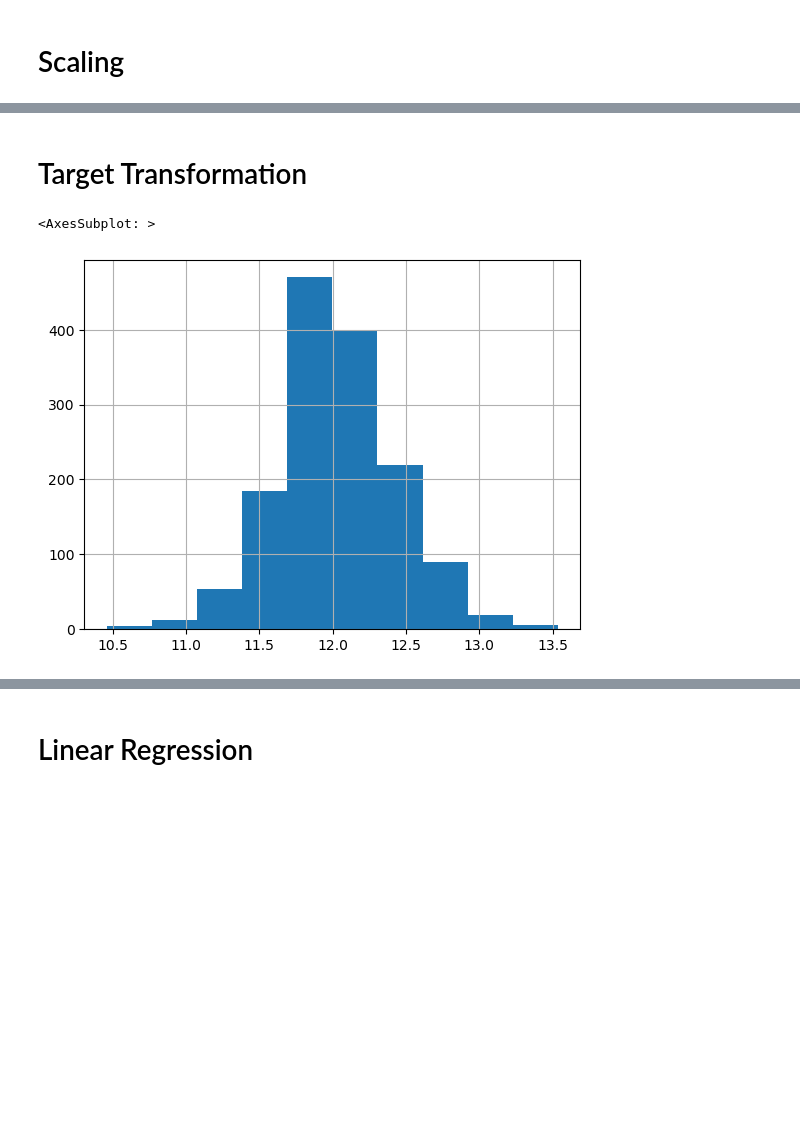
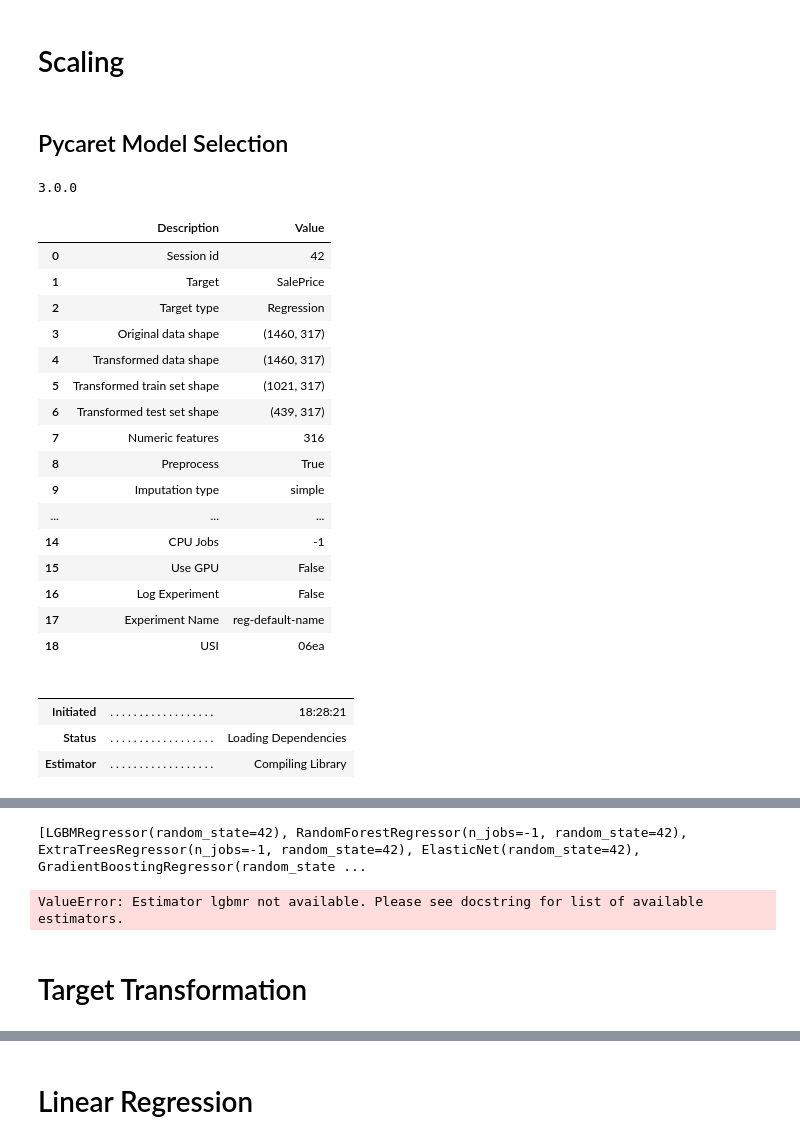
Before and after one commit to Shadpls/Housing-price-predictor, a Jupyter notebook: houseing.ipynb, the cells around one changed output, grey strips where cells are left out. Saved outputs shown, nothing was run; the diff lists cells and outputs as text; code cells hidden in the pictures; blank space fills up the shorter version.

Commit message:
start of model selection

```diff
--- a/houseing.ipynb
+++ b/houseing.ipynb
@@ -152,0 +47,4 @@ Name: SalePrice, Length: 1460, dtype: int64
+# %%
+target
+target =  pd.DataFrame(target)
+print(isinstance(target, pd.DataFrame))
@@ -295,0 +134,5 @@ data3.head
+# %%
+# copy of Data4 to be used for pycaret - before onehot & logscaler
+pycaret = data3[:train_raw.shape[0]].copy()
+print(isinstance(pycaret, pd.DataFrame))
+print(pycaret.shape)
@@ -364,3 +187,49 @@ scaler = StandardScaler()
 scaler.fit(data5)
 
 data5 = pd.DataFrame(scaler.transform(data5), index=data4.index, columns=data4.columns)
+# %%
+## copy of Data5 for pycaret - after onehot & standard/logscaler
+pycaret1 = data5[:train_raw.shape[0]].copy()
+print(isinstance(pycaret1, pd.DataFrame))
+print(pycaret1.shape)
+pycaretY = pd.concat([pycaret1, target['SalePrice']], axis=1).reset_index(drop=True)
+print(isinstance(pycaret1, pd.DataFrame))
+print(pycaretY.shape)
+print(pycaretY.head())
+# %% [markdown]
+## Pycaret Model Selection
+# %%
+from pycaret.utils import version
+from pycaret.regression import setup
+from pycaret.regression import compare_models
+from pycaret.regression import create_model
+from pycaret.regression import evaluate_model
+
+print(version())
+setup(data=pycaretY, target='SalePrice', session_id=42)
+best_model = compare_models(fold=5, n_select=5, sort='RMSE')
+print(best_model)
+# %% [output]
+3.0.0
+|  | Description | Value |
+| 0 | Session id | 42 |
+| 1 | Target | SalePrice |
+| 2 | Target type | Regression |
+| 3 | Original data shape | (1460, 317) |
+| 4 | Transformed data shape | (1460, 317) |
+| 5 | Transformed train set shape | (1021, 317) |
+| 6 | Transformed test set shape | (439, 317) |
+| 7 | Numeric features | 316 |
+| 8 | Preprocess | True |
+| 9 | Imputation type | simple |
+| ... | ... | ... |
+| 14 | CPU Jobs | -1 |
+| 15 | Use GPU | False |
+| 16 | Log Experiment | False |
+| 17 | Experiment Name | reg-default-name |
+| 18 | USI | 06ea |
+|  |  |  |
+|  |  |  |
+| Initiated | . . . . . . . . . . . . . . . . . . | 18:28:21 |
+| Status | . . . . . . . . . . . . . . . . . . | Loading Dependencies |
+| Estimator | . . . . . . . . . . . . . . . . . . | Compiling Library |
@@ -367,10 +237,22 @@ data5 = pd.DataFrame(scaler.transform(data5), index=data4.index, columns=data4.c
+[LGBMRegressor(random_state=42), RandomForestRegressor(n_jobs=-1, random_state=42), ExtraTreesRegressor(n_jobs=-1, random_state=42), ElasticNet(random_state=42), GradientBoostingRegressor(random_state ...
+# %%
+lgbmr = LGBMRegressor(random_state=42)
+LBGMR_best = create_model('lgbmr')
+# gboost_best = create_model('GradientBoostingRegressor')
+# elastic_nest_best = create_model('ElasticNet')
+# ex_trees_best = create_model('ExtraTreesRegressor')
+# rand_for_best = create_model('RandomForestRegressor')
+evaluate_model(LBGMR_best)
+# evaluate_model(gboost_best)
+# evaluate_model(elastic_nest_best)
+# evaluate_model(ex_trees_best)
+# evaluate_model(rand_for_best)
+# %% [output]
+ValueError: Estimator lgbmr not available. Please see docstring for list of available estimators.
 # %% [markdown]
 # Target Transformation
 # %%
 np.log(target).hist()
-# %% [output]
-<AxesSubplot: >
-[figure, removed]
 # %%
 log_target = np.log(target)
 log_target
```
Also changed, not shown: parts of 27 cells of this notebook.
